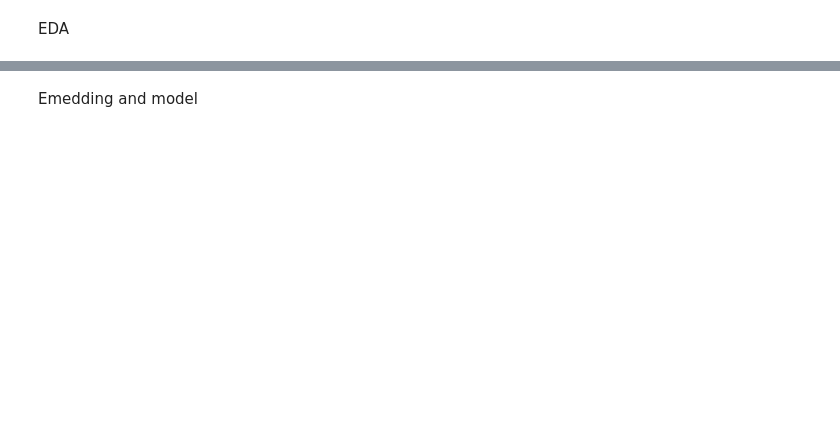
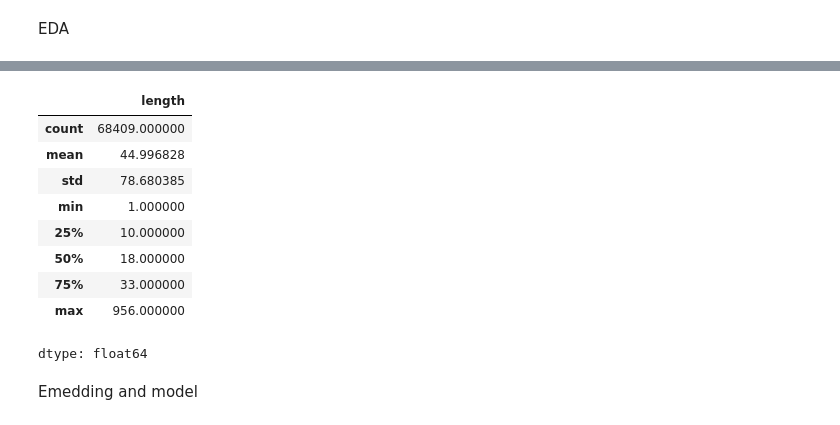
Before and after one commit to Ephab/TextCNN, a Jupyter notebook: TextCNN.ipynb, the cells around one changed output, grey strips where cells are left out. Cells and saved outputs as stored; diff of their text form; code cells hidden in the pictures; blank space fills up the shorter version.

```diff
--- a/TextCNN.ipynb
+++ b/TextCNN.ipynb
@@ -49,3 +154,16 @@ plt.show()
+# %%
+train_df["length"].describe()
+# %% [output]
+|  | length |
+| count | 68409.000000 |
+| mean | 44.996828 |
+| std | 78.680385 |
+| min | 1.000000 |
+| 25% | 10.000000 |
+| 50% | 18.000000 |
+| 75% | 33.000000 |
+| max | 956.000000 |
+dtype: float64
 # %% [markdown]
 Emedding and model
 # %%
```
Also changed, not shown: parts of 29 cells of this notebook.
